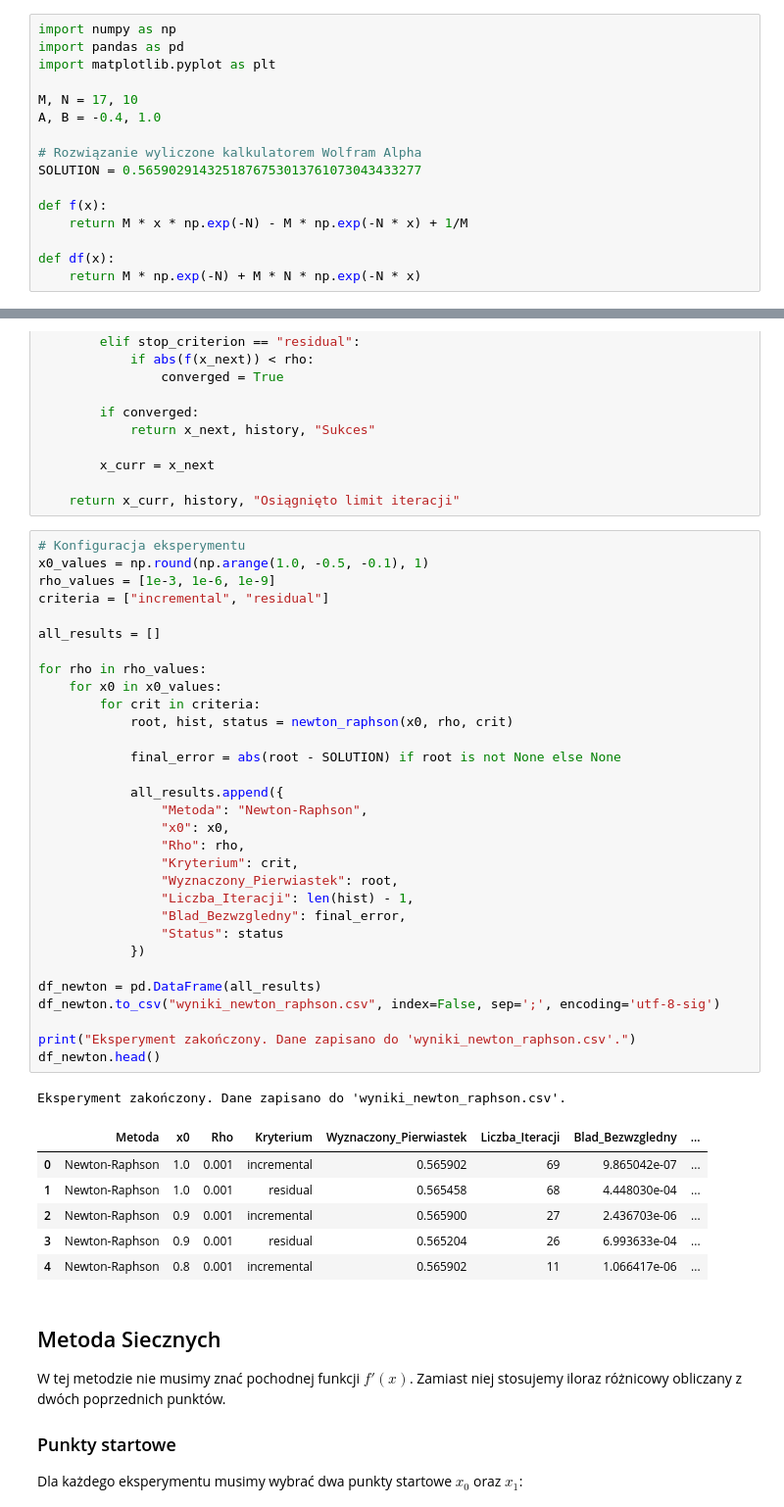
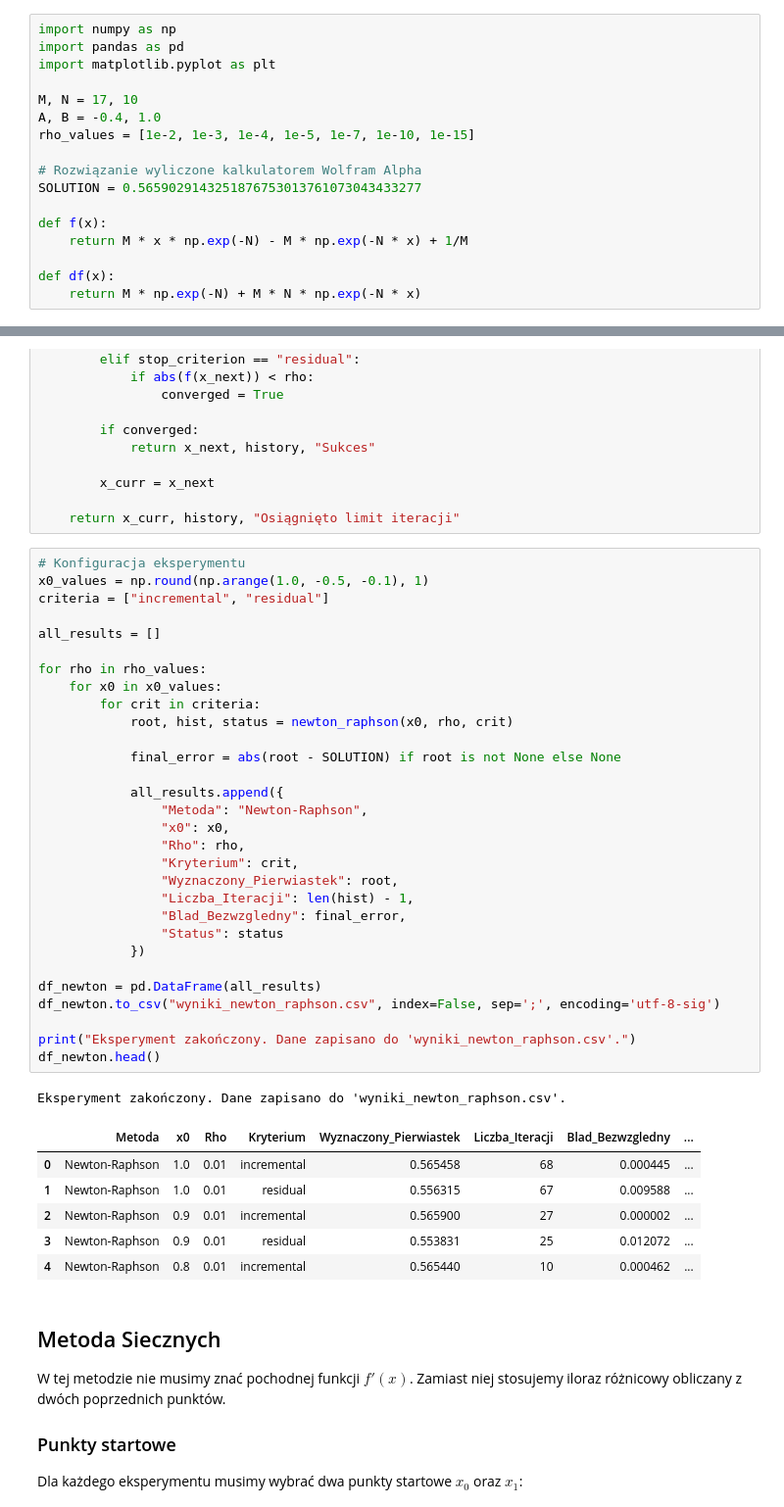
Before and after one commit to Veexeq/MOwNiT, a Jupyter notebook: lab7/main.ipynb, the cells around one changed output, grey strips where cells are left out. Shown at 98% size. Cells and saved outputs as stored; diff of their text form.

```diff
--- a/lab7/main.ipynb
+++ b/lab7/main.ipynb
@@ -18,6 +18,7 @@ import matplotlib.pyplot as plt
 
 M, N = 17, 10
 A, B = -0.4, 1.0
+rho_values = [1e-2, 1e-3, 1e-4, 1e-5, 1e-7, 1e-10, 1e-15]
 
 # Rozwiązanie wyliczone kalkulatorem Wolfram Alpha
 SOLUTION = 0.5659029143251876753013761073043433277
@@ -96,42 +97,41 @@ def newton_raphson(x0, rho, stop_criterion, max_iter=100):
 # %%
 # Konfiguracja eksperymentu
 x0_values = np.round(np.arange(1.0, -0.5, -0.1), 1)
-rho_values = [1e-3, 1e-6, 1e-9]
 criteria = ["incremental", "residual"]
 
 all_results = []
 
 for rho in rho_values:
     for x0 in x0_values:
         for crit in criteria:
             root, hist, status = newton_raphson(x0, rho, crit)
 
             final_error = abs(root - SOLUTION) if root is not None else None
 
             all_results.append({
                 "Metoda": "Newton-Raphson",
                 "x0": x0,
                 "Rho": rho,
                 "Kryterium": crit,
                 "Wyznaczony_Pierwiastek": root,
                 "Liczba_Iteracji": len(hist) - 1,
                 "Blad_Bezwzgledny": final_error,
                 "Status": status
             })
 
 df_newton = pd.DataFrame(all_results)
 df_newton.to_csv("wyniki_newton_raphson.csv", index=False, sep=';', encoding='utf-8-sig')
 
 print("Eksperyment zakończony. Dane zapisano do 'wyniki_newton_raphson.csv'.")
 df_newton.head()
 # %% [output]
 Eksperyment zakończony. Dane zapisano do 'wyniki_newton_raphson.csv'.
 |  | Metoda | x0 | Rho | Kryterium | Wyznaczony_Pierwiastek | Liczba_Iteracji | Blad_Bezwzgledny | ... |
-| 0 | Newton-Raphson | 1.0 | 0.001 | incremental | 0.565902 | 69 | 9.865042e-07 | ... |
-| 1 | Newton-Raphson | 1.0 | 0.001 | residual | 0.565458 | 68 | 4.448030e-04 | ... |
-| 2 | Newton-Raphson | 0.9 | 0.001 | incremental | 0.565900 | 27 | 2.436703e-06 | ... |
-| 3 | Newton-Raphson | 0.9 | 0.001 | residual | 0.565204 | 26 | 6.993633e-04 | ... |
-| 4 | Newton-Raphson | 0.8 | 0.001 | incremental | 0.565902 | 11 | 1.066417e-06 | ... |
+| 0 | Newton-Raphson | 1.0 | 0.01 | incremental | 0.565458 | 68 | 0.000445 | ... |
+| 1 | Newton-Raphson | 1.0 | 0.01 | residual | 0.556315 | 67 | 0.009588 | ... |
+| 2 | Newton-Raphson | 0.9 | 0.01 | incremental | 0.565900 | 27 | 0.000002 | ... |
+| 3 | Newton-Raphson | 0.9 | 0.01 | residual | 0.553831 | 25 | 0.012072 | ... |
+| 4 | Newton-Raphson | 0.8 | 0.01 | incremental | 0.565440 | 10 | 0.000462 | ... |
 # %% [markdown]
 ## Metoda Siecznych
 W tej metodzie nie musimy znać pochodnej funkcji $f'(x)$. Zamiast niej stosujemy iloraz różnicowy obliczany z dwóch poprzednich punktów.
```
Also changed, not shown: parts of 6 cells of this notebook, 3 other files.
